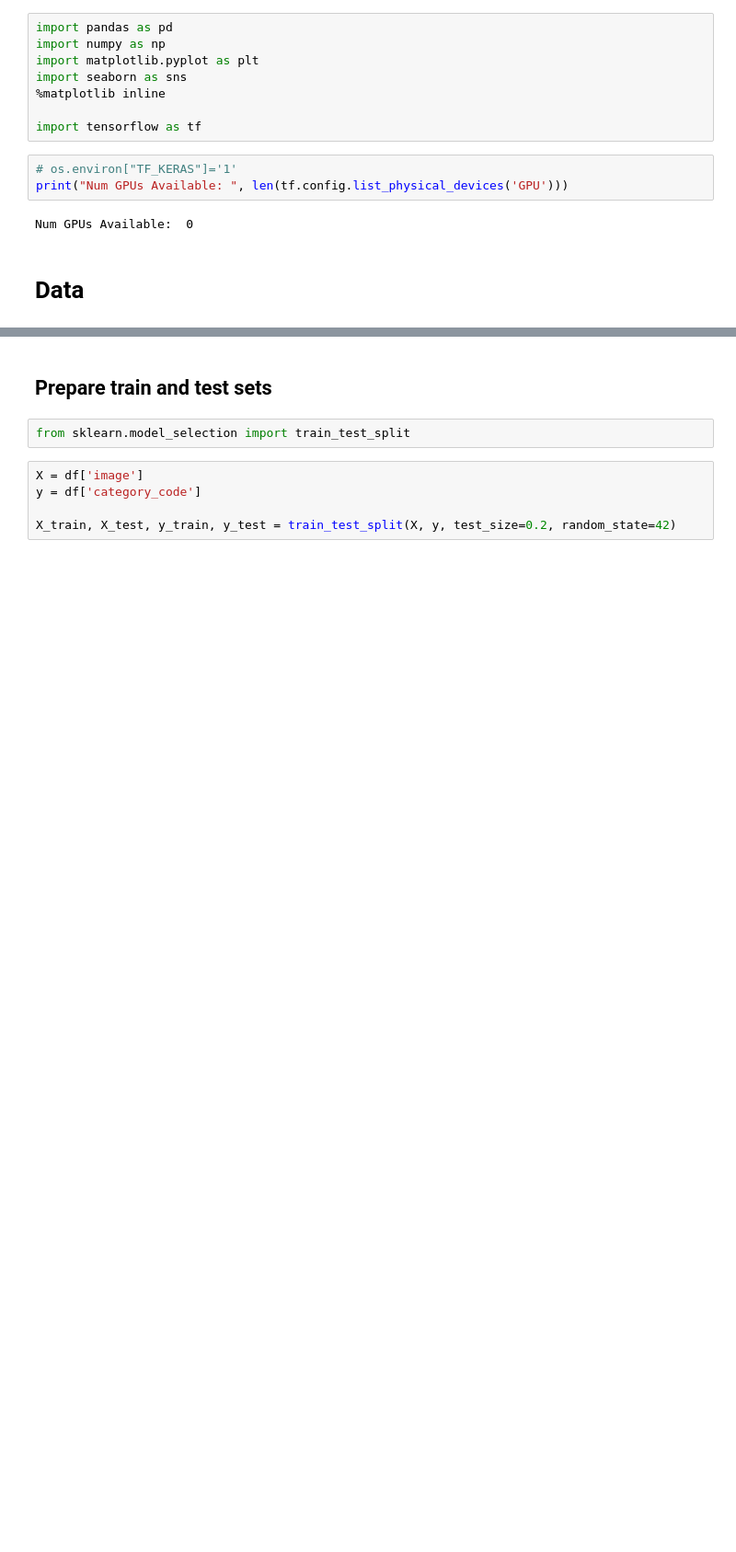
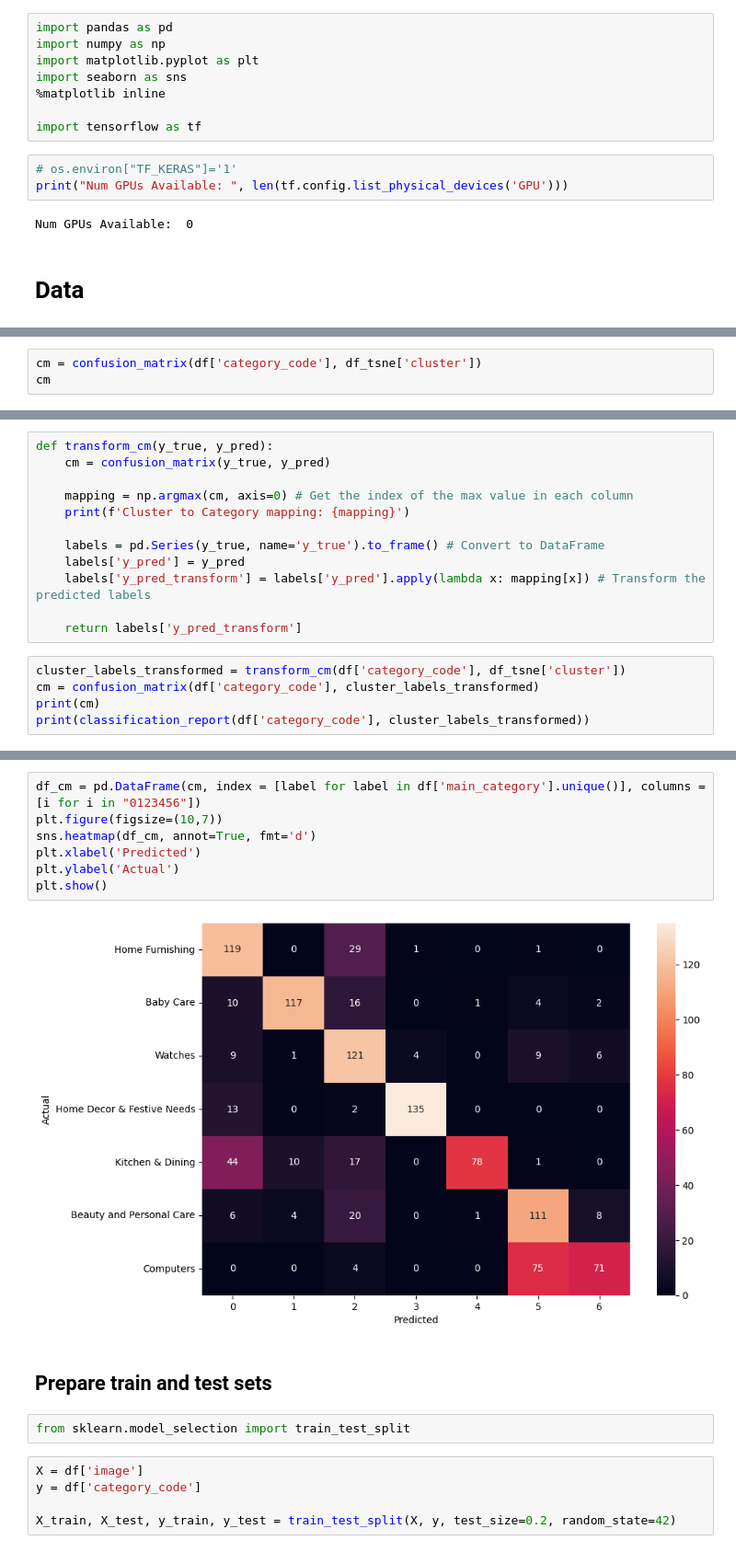
Before and after one commit to Laeti-dev/P6-txt-img_classification, a Jupyter notebook: notebooks/Ikusawa_Laetitia_2_classification.ipynb, the cells around one changed output, grey strips where cells are left out. Shown at 92% size. Cells and saved outputs as stored; diff of their text form; blank space fills up the shorter version.

```diff
--- a/notebooks/Ikusawa_Laetitia_2_classification.ipynb
+++ b/notebooks/Ikusawa_Laetitia_2_classification.ipynb
@@ -40,0 +238,3 @@ See the caveats in the documentation: https://pandas.pydata.org/pandas-docs/stab
+# %%
+cm = confusion_matrix(df['category_code'], df_tsne['cluster'])
+cm
@@ -40,0 +249,17 @@ See the caveats in the documentation: https://pandas.pydata.org/pandas-docs/stab
+# %%
+def transform_cm(y_true, y_pred):
+    cm = confusion_matrix(y_true, y_pred)
+
+    mapping = np.argmax(cm, axis=0) # Get the index of the max value in each column
+    print(f'Cluster to Category mapping: {mapping}')
+
+    labels = pd.Series(y_true, name='y_true').to_frame() # Convert to DataFrame
+    labels['y_pred'] = y_pred
+    labels['y_pred_transform'] = labels['y_pred'].apply(lambda x: mapping[x]) # Transform the predicted labels
+
+    return labels['y_pred_transform']
+# %%
+cluster_labels_transformed = transform_cm(df['category_code'], df_tsne['cluster'])
+cm = confusion_matrix(df['category_code'], cluster_labels_transformed)
+print(cm)
+print(classification_report(df['category_code'], cluster_labels_transformed))
@@ -41,3 +284,12 @@ See the caveats in the documentation: https://pandas.pydata.org/pandas-docs/stab
+# %%
+df_cm = pd.DataFrame(cm, index = [label for label in df['main_category'].unique()], columns = [i for i in "0123456"])
+plt.figure(figsize=(10,7))
+sns.heatmap(df_cm, annot=True, fmt='d')
+plt.xlabel('Predicted')
+plt.ylabel('Actual')
+plt.show()
+# %% [output]
+[figure, added]
 # %% [markdown]
 ## Prepare train and test sets
 # %%
```
Also changed, not shown: parts of 26 cells of this notebook.
